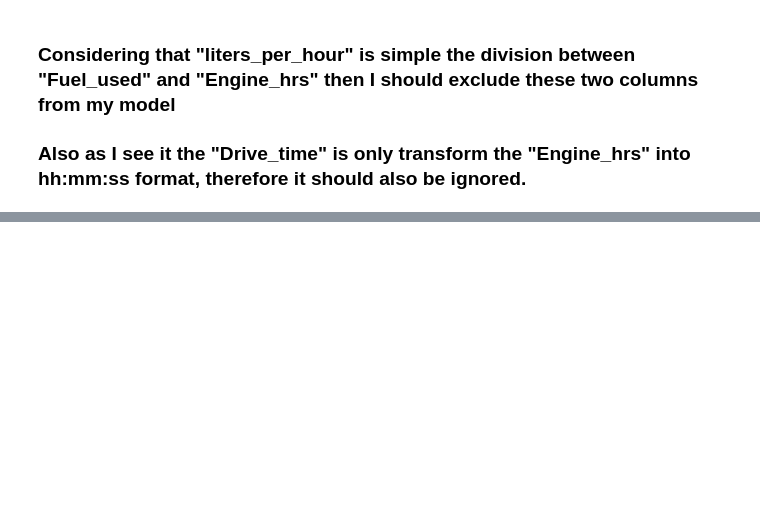
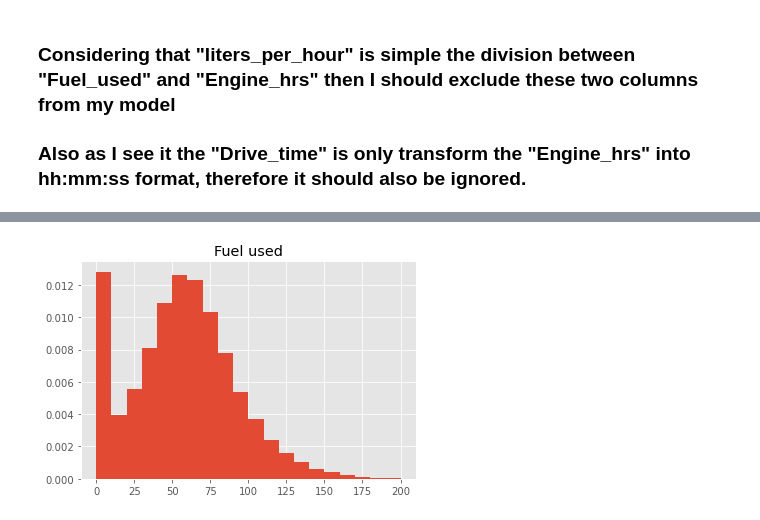
Before and after one commit to rgamerosl/capstone-project, a Jupyter notebook: cleaning_data.ipynb, the cells around one changed output, grey strips where cells are left out. Drawn from its saved outputs; the diff is of its cells as text; code cells hidden in the pictures; blank space fills up the shorter version.

```diff
--- a/cleaning_data.ipynb
+++ b/cleaning_data.ipynb
@@ -192,4 +563,7 @@ df2.info()
 # %%
 plt.hist(df2['Fuel_used'], density=True, bins=20)
+plt.title("Fuel used")
 # plt.savefig('figures/histogram-Fuel_used.png')
 plt.show()
+# %% [output]
+[figure, added]
```
Also changed, not shown: parts of 66 cells of this notebook.
